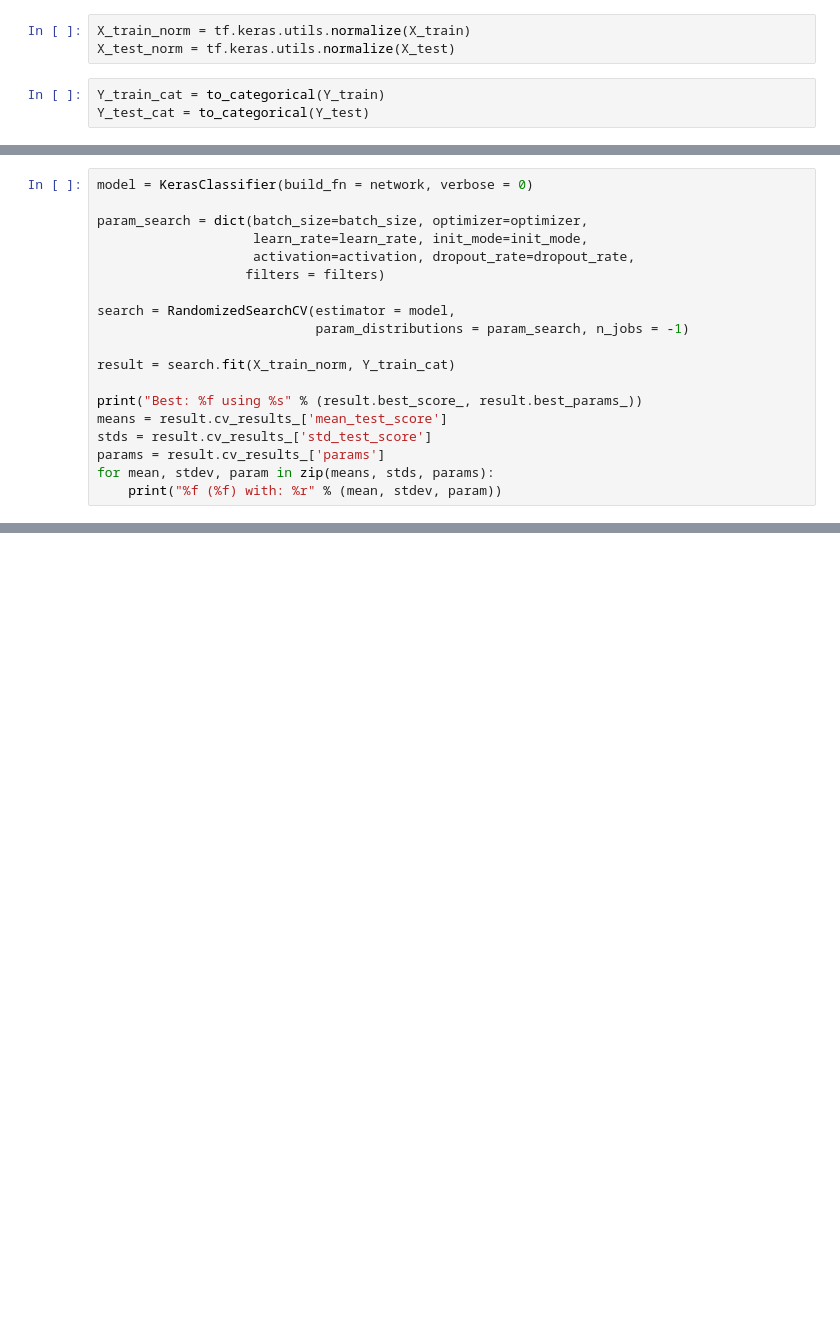
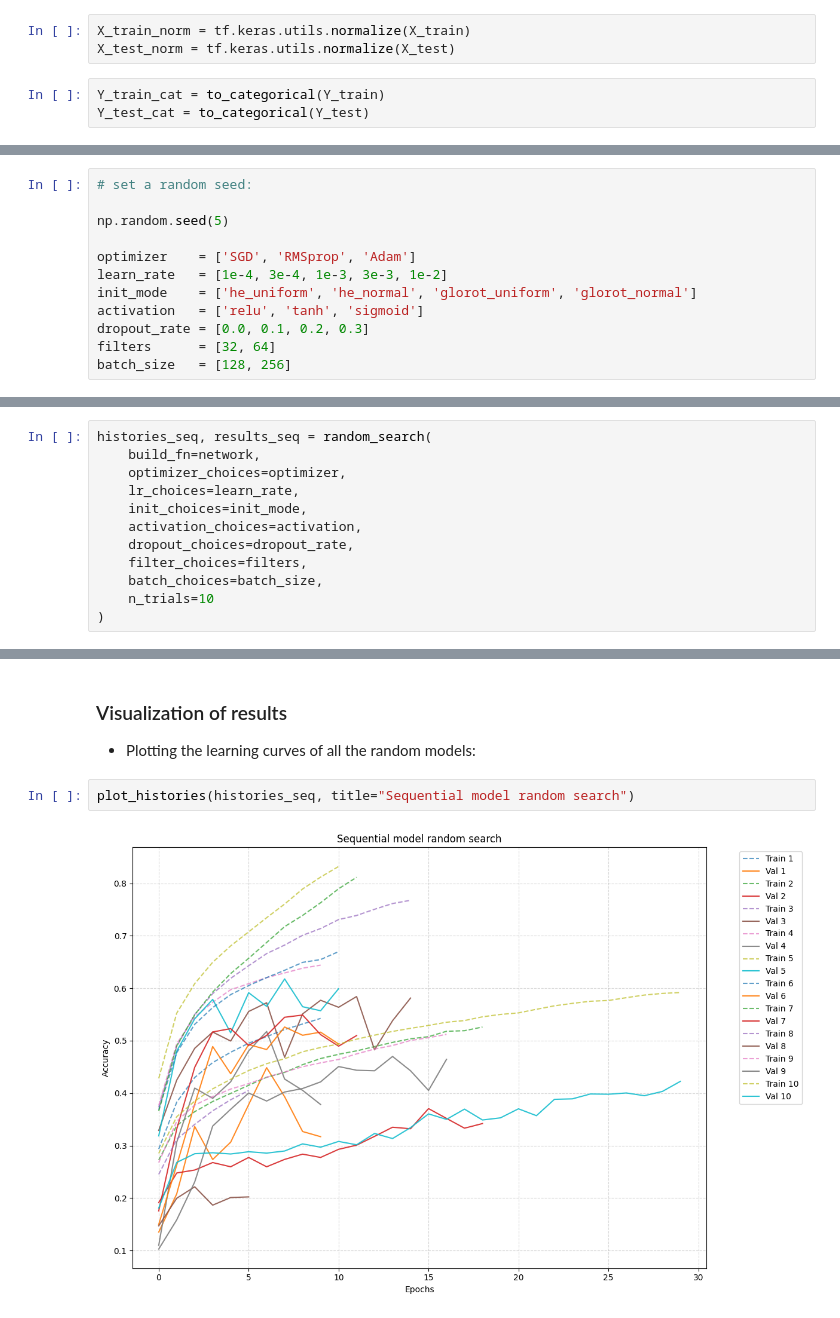
Before and after one commit to Anfloe/hparamOptimization-CNN-TF, a Jupyter notebook: NN Hyperparameter Optimization.ipynb, the cells around one changed output, grey strips where cells are left out. Drawn from its saved outputs; the diff is of its cells as text; blank space fills up the shorter version.

```diff
--- a/NN Hyperparameter Optimization.ipynb
+++ b/NN Hyperparameter Optimization.ipynb
@@ -151,19 +65,0 @@ def network(optimizer, learn_rate, init_mode,
-# %%
-model = KerasClassifier(build_fn = network, verbose = 0)
-
-param_search = dict(batch_size=batch_size, optimizer=optimizer,
-                    learn_rate=learn_rate, init_mode=init_mode,
-                    activation=activation, dropout_rate=dropout_rate,
-                   filters = filters)
-
-search = RandomizedSearchCV(estimator = model,
-                            param_distributions = param_search, n_jobs = -1)
-
-result = search.fit(X_train_norm, Y_train_cat)
-
-print("Best: %f using %s" % (result.best_score_, result.best_params_))
-means = result.cv_results_['mean_test_score']
-stds = result.cv_results_['std_test_score']
-params = result.cv_results_['params']
-for mean, stdev, param in zip(means, stds, params):
-    print("%f (%f) with: %r" % (mean, stdev, param))
@@ -628,0 +97,12 @@ However, this model seems to have better validation accuracy and it is more cons
+# %%
+# set a random seed:
+
+np.random.seed(5)
+
+optimizer    = ['SGD', 'RMSprop', 'Adam']
+learn_rate   = [1e-4, 3e-4, 1e-3, 3e-3, 1e-2]
+init_mode    = ['he_uniform', 'he_normal', 'glorot_uniform', 'glorot_normal']
+activation   = ['relu', 'tanh', 'sigmoid']
+dropout_rate = [0.0, 0.1, 0.2, 0.3]
+filters      = [32, 64]
+batch_size   = [128, 256]
@@ -628,0 +329,12 @@ However, this model seems to have better validation accuracy and it is more cons
+# %%
+histories_seq, results_seq = random_search(
+    build_fn=network,
+    optimizer_choices=optimizer,
+    lr_choices=learn_rate,
+    init_choices=init_mode,
+    activation_choices=activation,
+    dropout_choices=dropout_rate,
+    filter_choices=filters,
+    batch_choices=batch_size,
+    n_trials=10
+)
@@ -628,0 +359,7 @@ However, this model seems to have better validation accuracy and it is more cons
+# %% [markdown]
+### Visualization of results
+- Plotting the learning curves of all the random models:
+# %%
+plot_histories(histories_seq, title="Sequential model random search")
+# %% [output]
+[figure, added]
```
Also changed, not shown: parts of 71 cells of this notebook, 2 other files.
